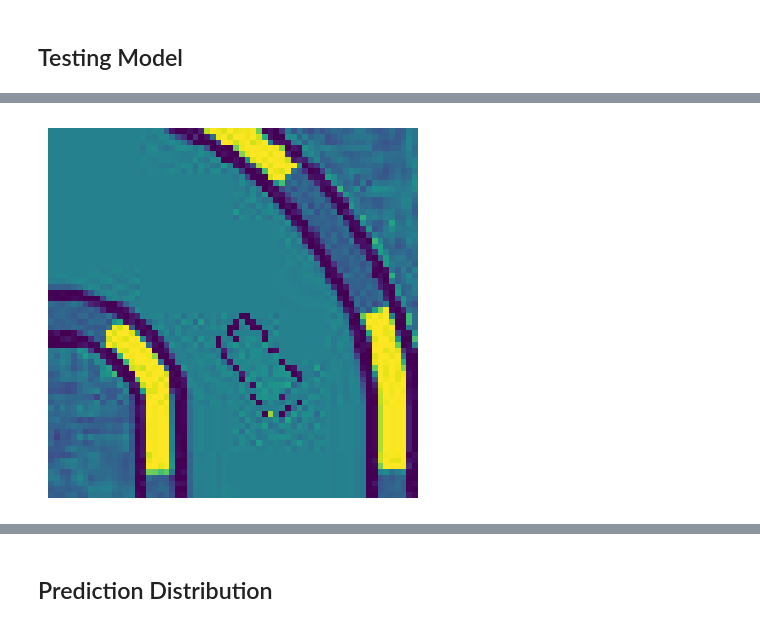
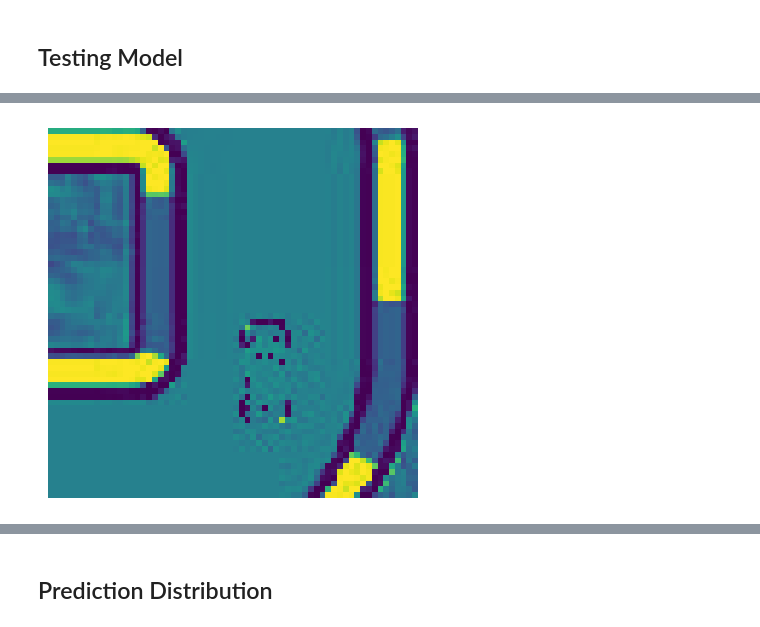
Before and after one commit to andykr1k/SelfDrivingCarSimulator, a Jupyter notebook: CNN/CNN_model.ipynb, the cells around one changed output, grey strips where cells are left out. Drawn from its saved outputs; the diff is of its cells as text; code cells hidden in the pictures.

```diff
--- a/CNN/CNN_model.ipynb
+++ b/CNN/CNN_model.ipynb
@@ -210,10 +210,10 @@ plt.show()
 # %%
-image = X_test[8]
+image = X_test[10]
 plt.imshow(image)
 plt.axis('off')
 plt.show()
 # %% [output]
-[figure, old version]
+[figure, new version]
 # %%
 test_image = image.reshape(1, 64, 64, 1)
 predictions = model.predict(test_image)
```
Also changed, not shown: parts of 11 cells of this notebook, 4 other files.
